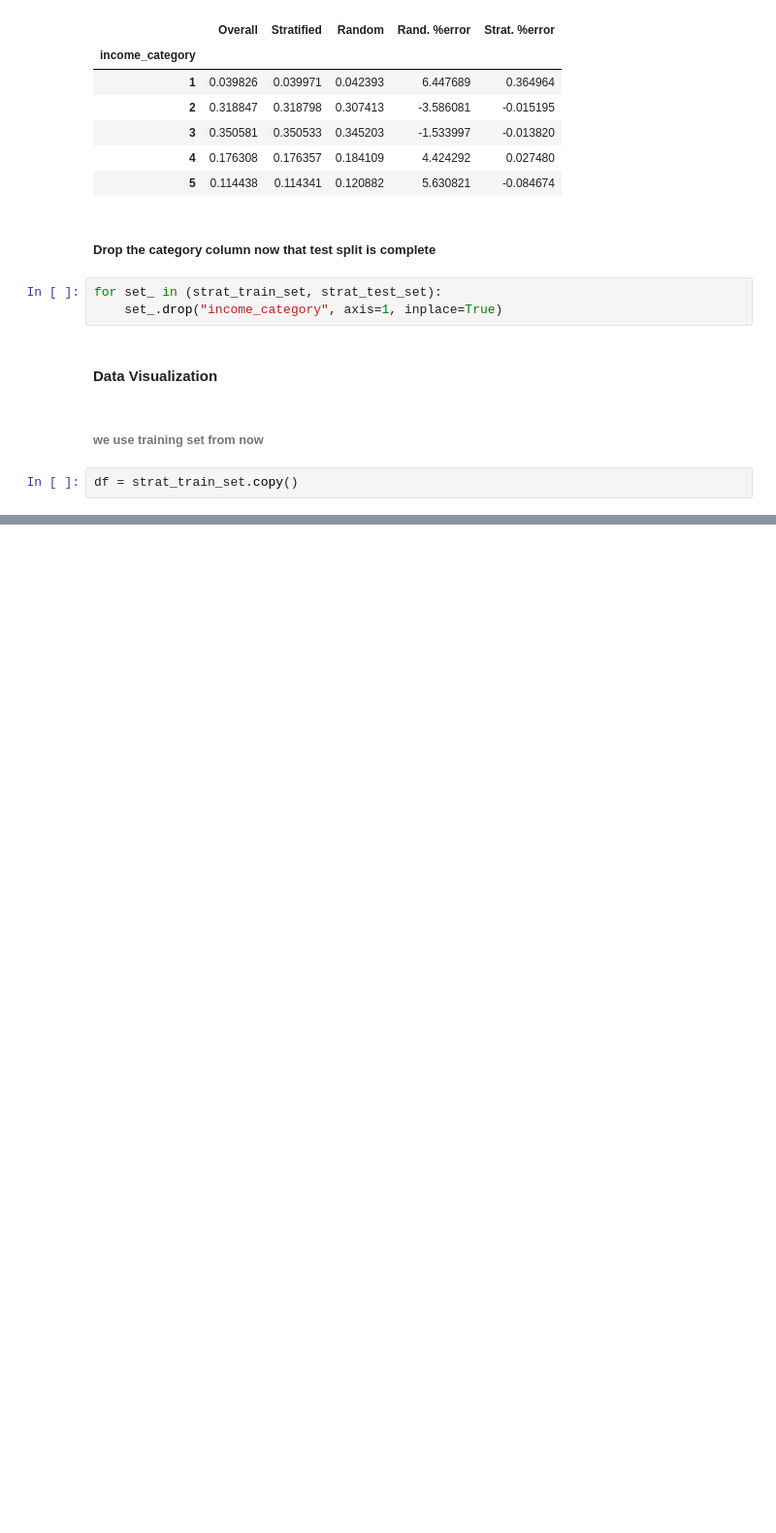
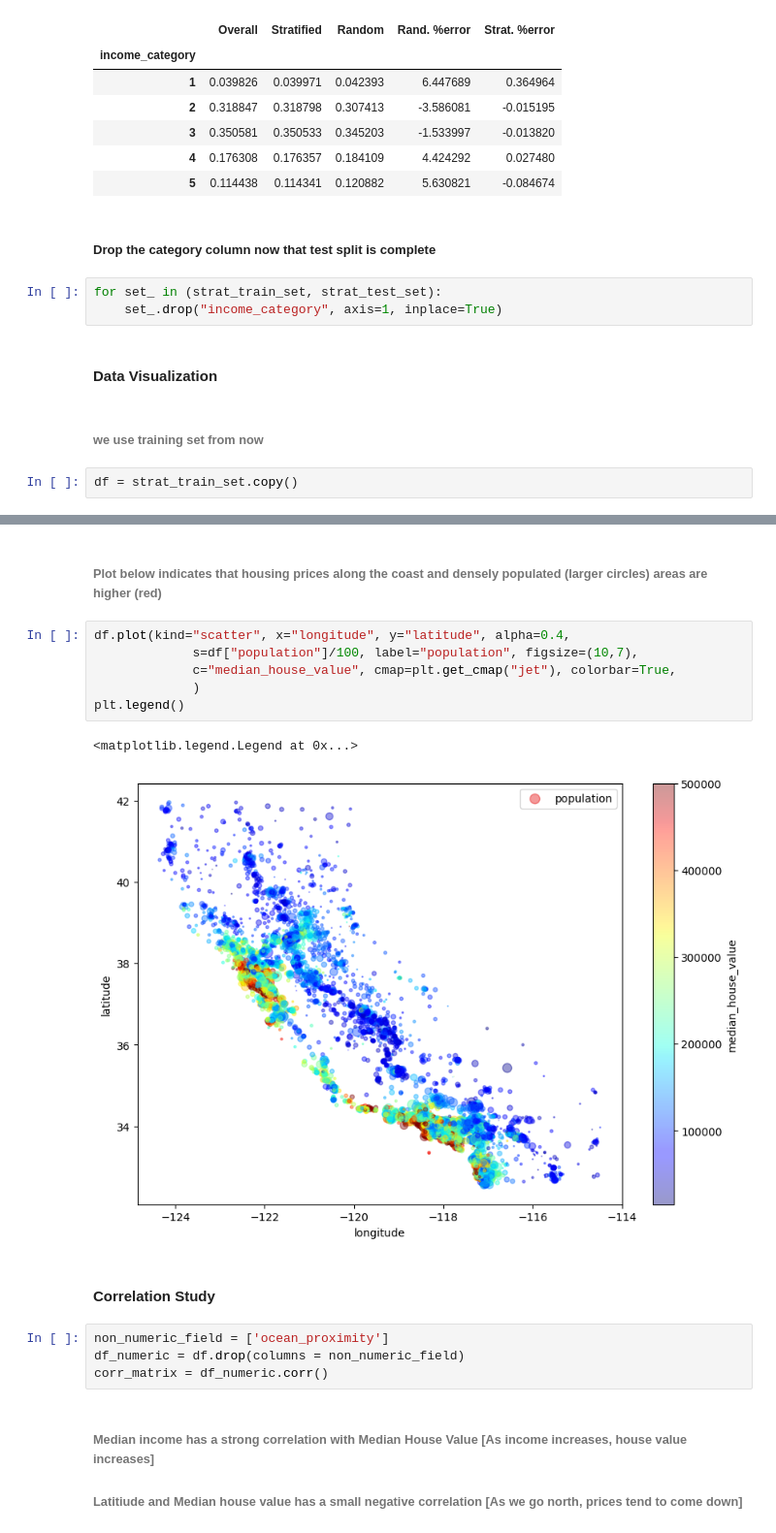
Before and after one commit to the-mean-square/Machine-Learning, a Jupyter notebook: homl-rmn/end-2-end.ipynb, the cells around one changed output, grey strips where cells are left out. Shown at 97% size. Drawn from its saved outputs; the diff is of its cells as text; blank space fills up the shorter version.

```diff
--- a/homl-rmn/end-2-end.ipynb
+++ b/homl-rmn/end-2-end.ipynb
@@ -192,0 +194,20 @@ df.plot(kind = "scatter", x="longitude", y="latitude", figsize=(4,2))
+# %% [markdown]
+###### Plot below indicates that housing prices along the coast and densely populated (larger circles) areas are higher (red)
+# %%
+df.plot(kind="scatter", x="longitude", y="latitude", alpha=0.4,
+             s=df["population"]/100, label="population", figsize=(10,7),
+             c="median_house_value", cmap=plt.get_cmap("jet"), colorbar=True,
+             )
+plt.legend()
+# %% [output]
+<matplotlib.legend.Legend at 0x...>
+[figure, added]
+# %% [markdown]
+#### Correlation Study
+# %%
+non_numeric_field = ['ocean_proximity']
+df_numeric = df.drop(columns = non_numeric_field)
+corr_matrix = df_numeric.corr()
+# %% [markdown]
+###### Median income has a strong correlation with Median House Value [As income increases, house value increases]
+###### Latitiude and Median house value has a small negative correlation [As we go north, prices tend to come down]
```
Also changed, not shown: parts of 43 cells of this notebook.
